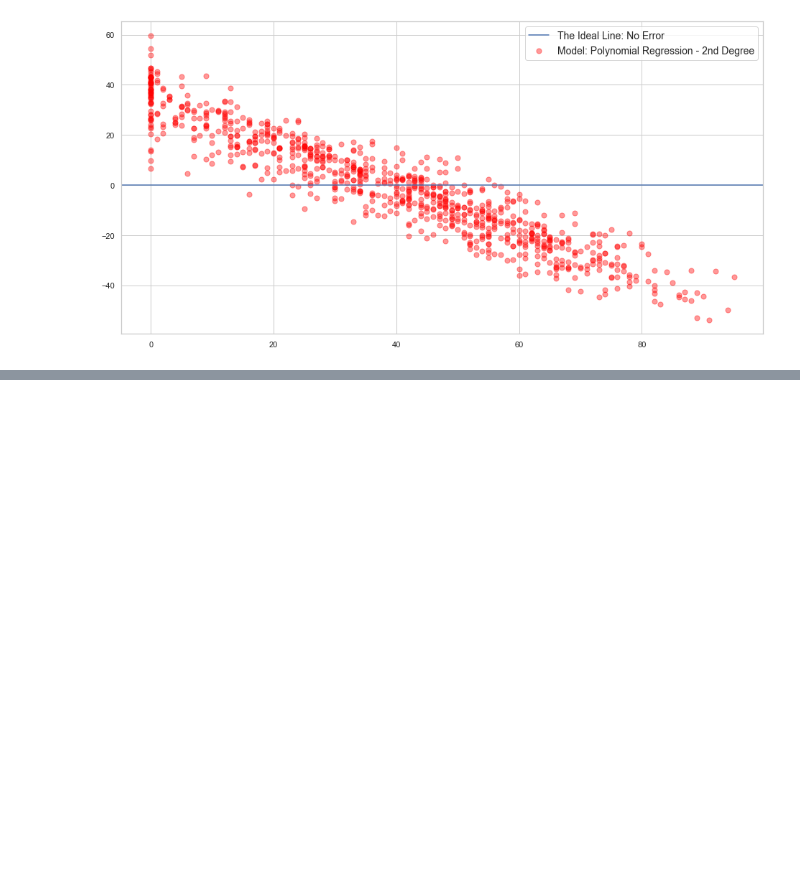
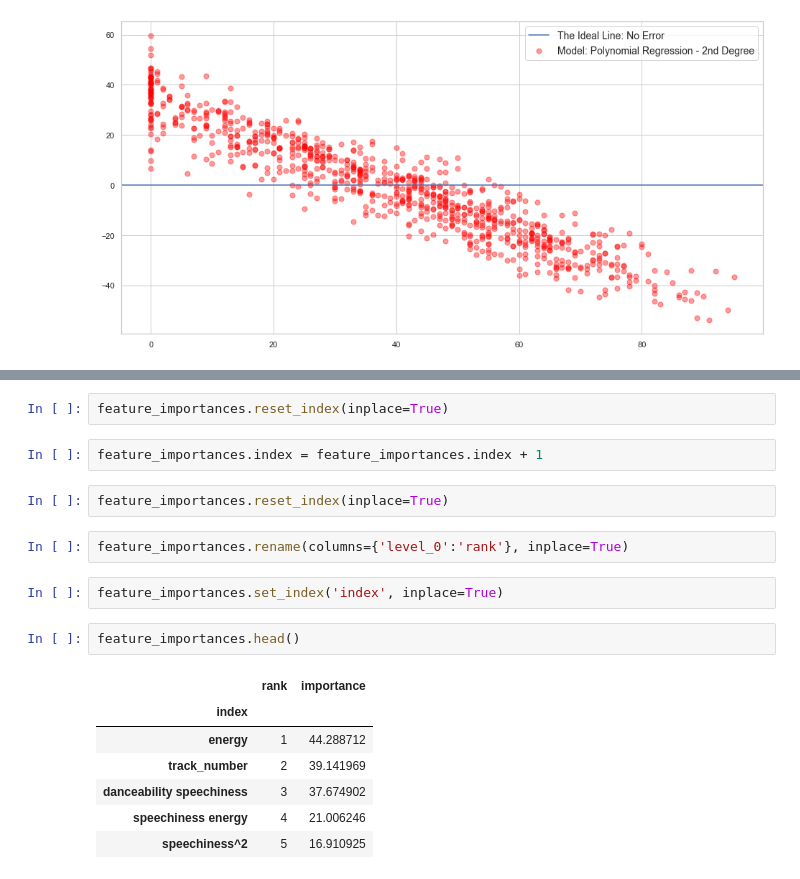
Before and after one commit to SpotiScryers/SpotiScry, a Jupyter notebook: brandon_modeling.ipynb, the cells around one changed output, grey strips where cells are left out. Drawn from its saved outputs; the diff is of its cells as text; blank space fills up the shorter version.

```diff
--- a/brandon_modeling.ipynb
+++ b/brandon_modeling.ipynb
@@ -730,0 +699,20 @@ plt.show()
+# %%
+feature_importances.reset_index(inplace=True)
+# %%
+feature_importances.index = feature_importances.index + 1
+# %%
+feature_importances.reset_index(inplace=True)
+# %%
+feature_importances.rename(columns={'level_0':'rank'}, inplace=True)
+# %%
+feature_importances.set_index('index', inplace=True)
+# %%
+feature_importances.head()
+# %% [output]
+|  | rank | importance |
+| index |  |  |
+| energy | 1 | 44.288712 |
+| track_number | 2 | 39.141969 |
+| danceability speechiness | 3 | 37.674902 |
+| speechiness energy | 4 | 21.006246 |
+| speechiness^2 | 5 | 16.910925 |
```
Also changed, not shown: parts of 9 cells of this notebook.
